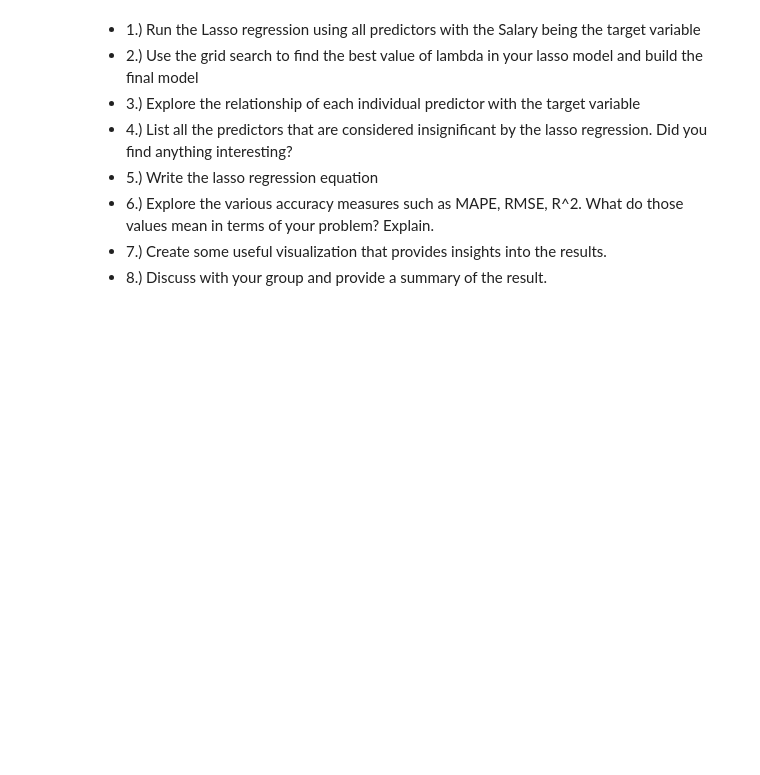
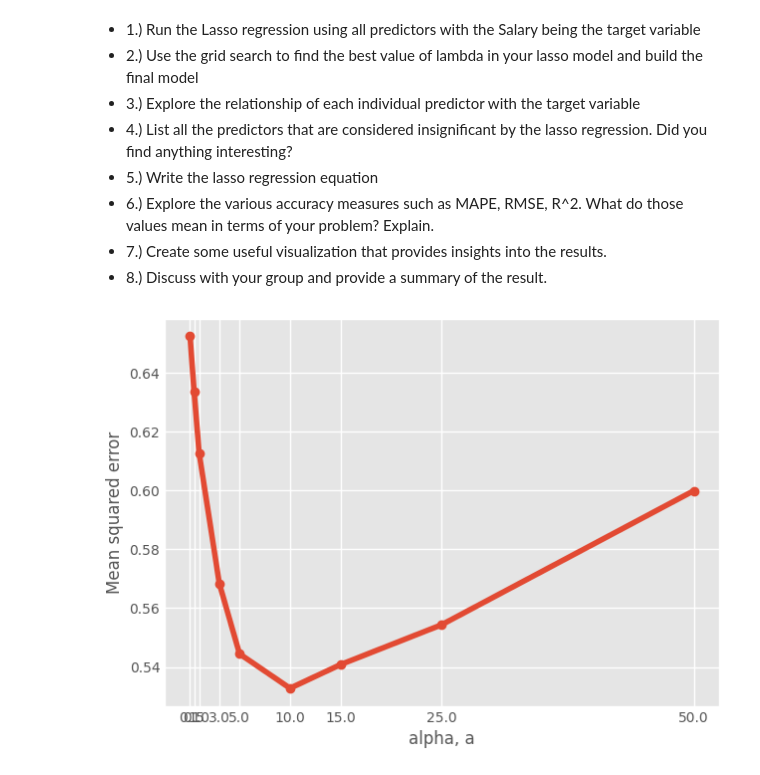
Before and after one commit to sah9j/DataDive1, a Jupyter notebook: Regression DATA Dive Baseball Players dataset Fall 2023.ipynb, the cells around one changed output. Drawn from its saved outputs; the diff is of its cells as text; code cells hidden in the pictures; blank space fills up the shorter version.

```diff
--- a/Regression DATA Dive Baseball Players dataset Fall 2023.ipynb
+++ b/Regression DATA Dive Baseball Players dataset Fall 2023.ipynb
@@ -525,33 +525,30 @@ mean in terms of your problem? Explain.
 # %%
 from sklearn.linear_model import Lasso
 from sklearn.metrics import mean_squared_error, mean_absolute_error, mean_absolute_percentage_error
 import numpy as np
 
 
 #Code Block 41
 
 alphas = [0.1, 0.5, 1, 3, 5, 10, 15, 25, 50] # here alpha is the lambda in the lecture note, the coefficient of lasso penalty
 scores = []
 
 
 
 for a in alphas:
     lasso = Lasso(alpha = a)
-
-
-# Fit the Lasso regression model
-lasso.fit(X_train_sc, Y_train)
-
-predictions = lasso.predict(X_test_sc)
-
-# Calculate MAPE
-mape = mean_absolute_percentage_error(Y_test, predictions)
+    # Fit the Lasso regression model
+    lasso.fit(X_train_sc, Y_train)
+    predictions = lasso.predict(X_test_sc)
+    scores.append(mean_absolute_percentage_error(Y_test, predictions))
 
 
 plt.plot(alphas, scores, '-o')
 plt.xlabel('alpha, a')
 plt.ylabel('Mean squared error')
 plt.xticks(alphas)
 plt.show()
 
 #Note: we should use the validation data to find the value of parameters rather than the test data
+# %% [output]
+[figure, added]
```
